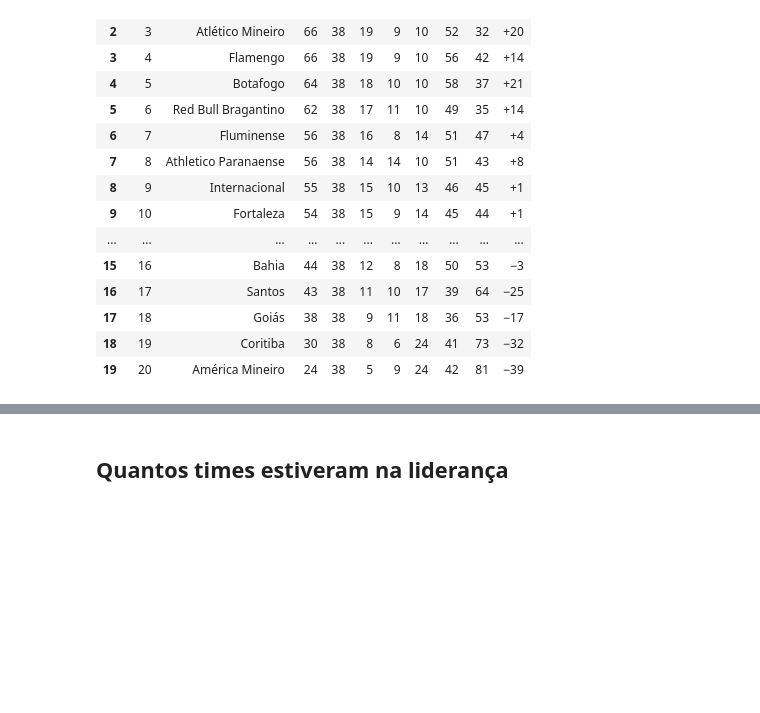
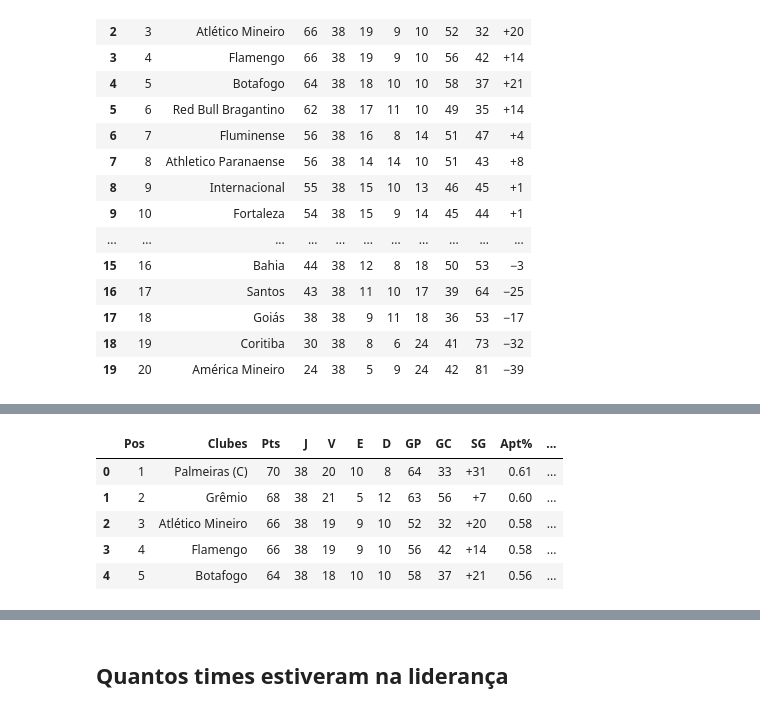
Before and after one commit to hugodevelopment/Web-Scraping, a Jupyter notebook: Análise_Brasileirão_2023.ipynb, the cells around one changed output, grey strips where cells are left out. Drawn from its saved outputs; the diff is of its cells as text; code cells hidden in the pictures; blank space fills up the shorter version.

```diff
--- a/Análise_Brasileirão_2023.ipynb
+++ b/Análise_Brasileirão_2023.ipynb
@@ -227,0 +232,13 @@ tabela_participações
+# %%
+# Calculando o aproveitamento de cada equipe
+tabela_participações["Apt%"] = round(tabela_participações["Pts"] / (tabela_participações["J"] * 3),2)
+tabela_participações["V%"] = round(tabela_participações["V"] / (tabela_participações["J"]),2)
+tabela_participações["D%"] = round(tabela_participações["D"] / (tabela_participações["J"]),2)
+tabela_participações.head(5)
+# %% [output]
+|  | Pos | Clubes | Pts | J | V | E | D | GP | GC | SG | Apt% | ... |
+| 0 | 1 | Palmeiras (C) | 70 | 38 | 20 | 10 | 8 | 64 | 33 | +31 | 0.61 | ... |
+| 1 | 2 | Grêmio | 68 | 38 | 21 | 5 | 12 | 63 | 56 | +7 | 0.60 | ... |
+| 2 | 3 | Atlético Mineiro | 66 | 38 | 19 | 9 | 10 | 52 | 32 | +20 | 0.58 | ... |
+| 3 | 4 | Flamengo | 66 | 38 | 19 | 9 | 10 | 56 | 42 | +14 | 0.58 | ... |
+| 4 | 5 | Botafogo | 64 | 38 | 18 | 10 | 10 | 58 | 37 | +21 | 0.56 | ... |
```
Also changed, not shown: parts of 10 cells of this notebook.
